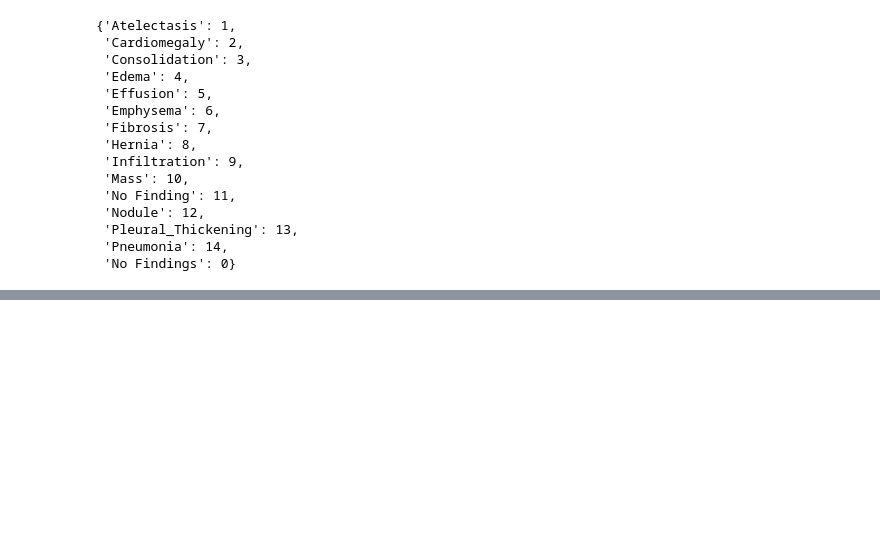
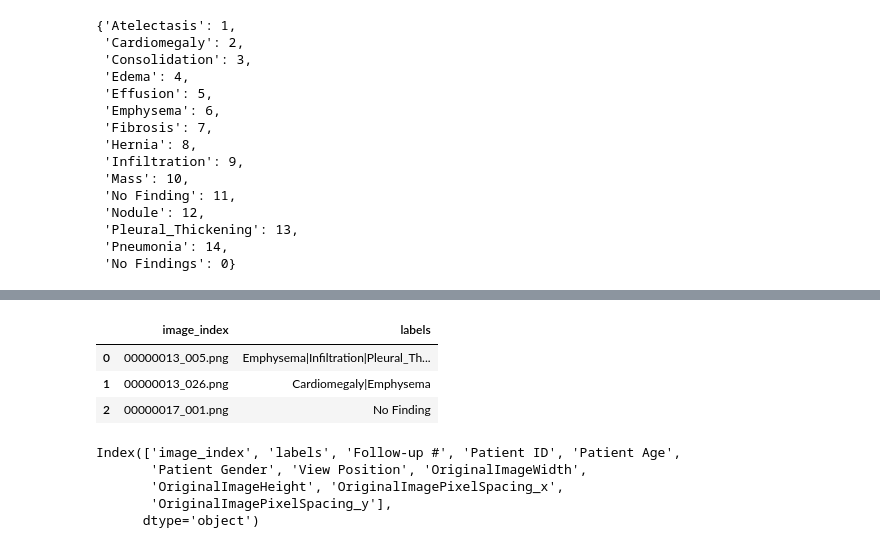
Before and after one commit to Giovita/xray-exam-diagnosis-cnn, a Jupyter notebook: notebooks/santiago-giovagnoli/DataExploration.ipynb, the cells around one changed output, grey strips where cells are left out. Saved outputs shown, nothing was run; the diff lists cells and outputs as text; code cells hidden in the pictures; blank space fills up the shorter version.

```diff
--- a/notebooks/santiago-giovagnoli/DataExploration.ipynb
+++ b/notebooks/santiago-giovagnoli/DataExploration.ipynb
@@ -269,0 +302,18 @@ for el in os.walk(img_path):
+# %%
+y_flow_from_df = y[
+    ["image_index", "labels"]
+]  # Create y to use in "flow from dataset" to alaign images with their labels.
+y_flow_from_df.head(3)
+# %% [output]
+|  | image_index | labels |
+| 0 | 00000013_005.png | Emphysema|Infiltration|Pleural_Th... |
+| 1 | 00000013_026.png | Cardiomegaly|Emphysema |
+| 2 | 00000017_001.png | No Finding |
+# %%
+y.columns
+# %% [output]
+Index(['image_index', 'labels', 'Follow-up #', 'Patient ID', 'Patient Age',
+       'Patient Gender', 'View Position', 'OriginalImageWidth',
+       'OriginalImageHeight', 'OriginalImagePixelSpacing_x',
+       'OriginalImagePixelSpacing_y'],
+      dtype='object')
```
Also changed, not shown: parts of 28 cells of this notebook, 2 other files.
